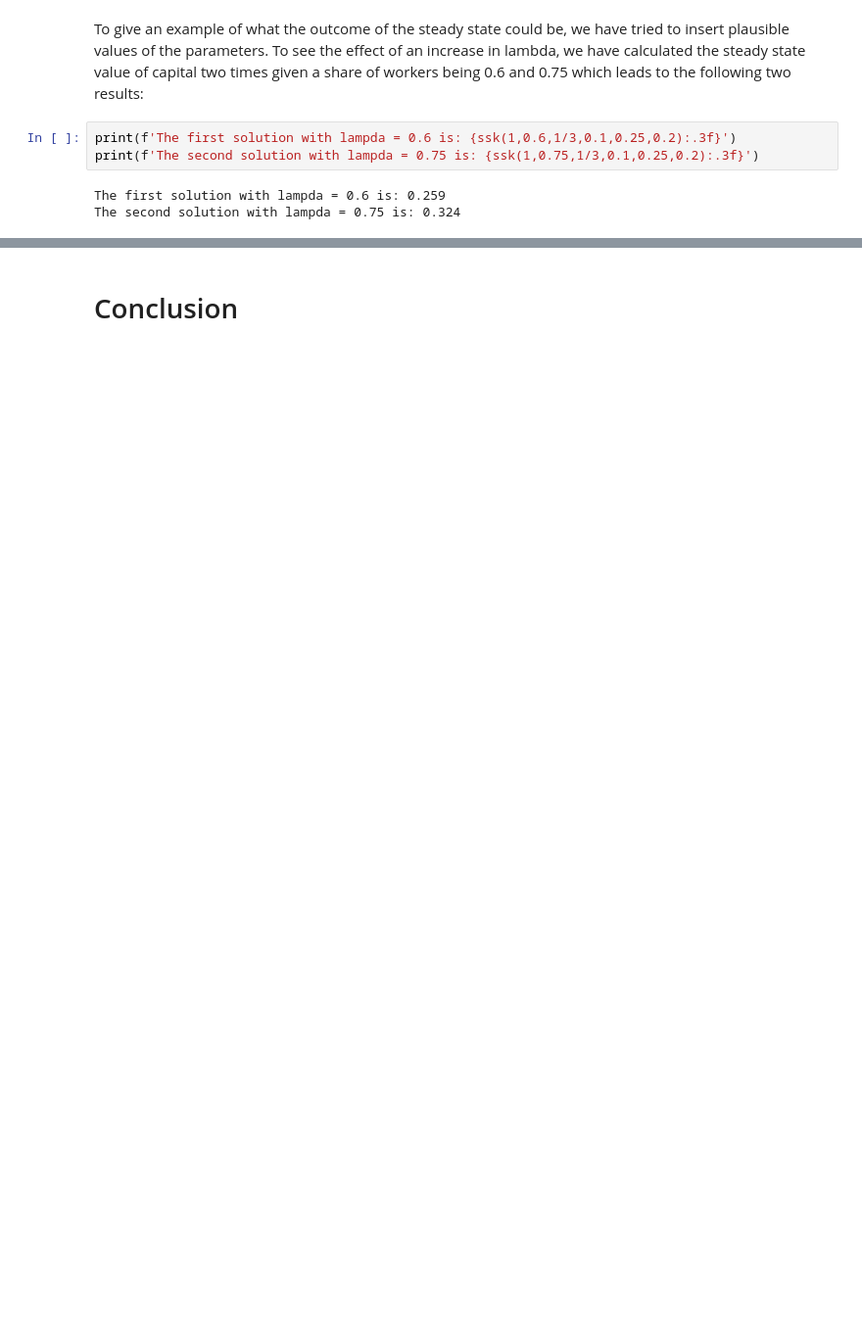
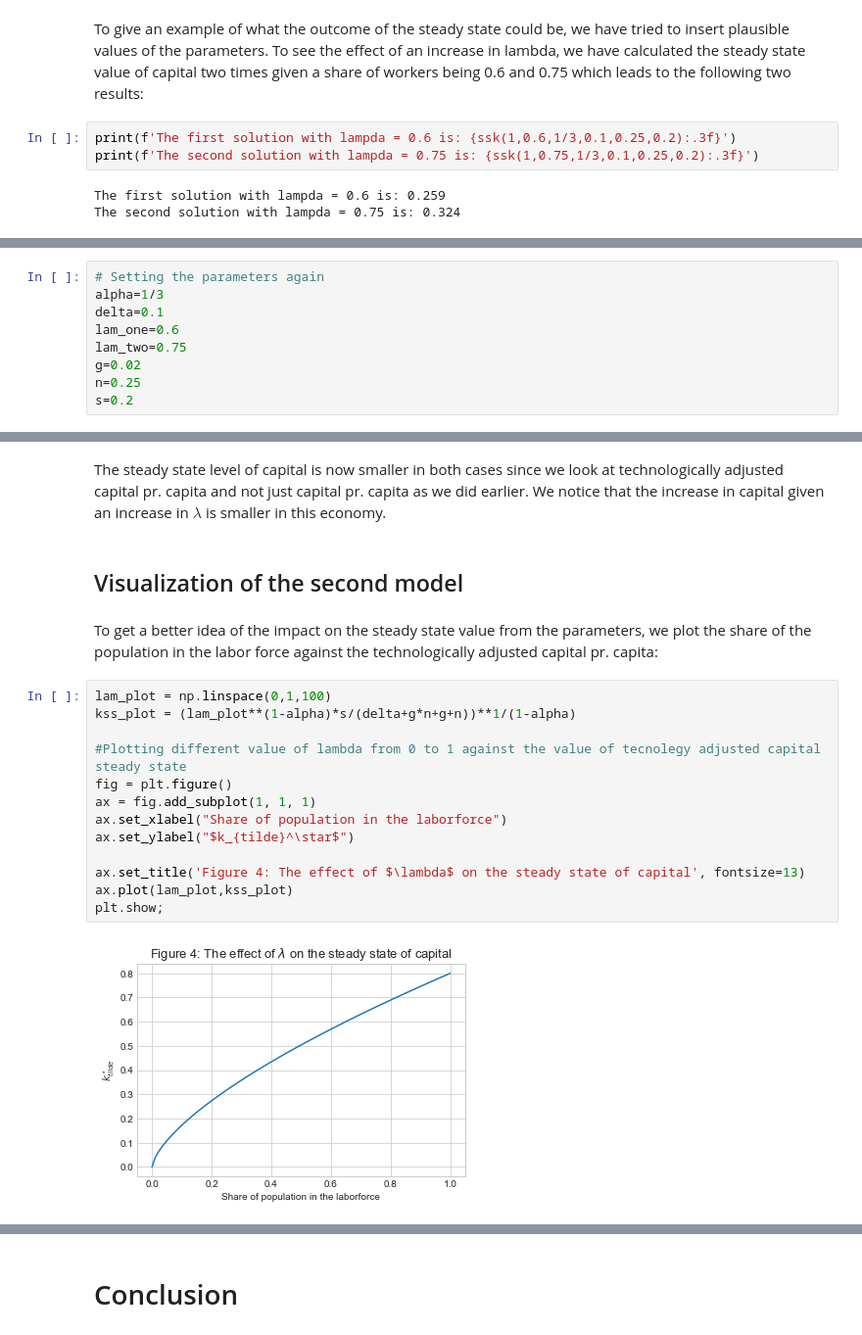
Before and after one commit to NumEconCopenhagen/projects-2020-group-14, a Jupyter notebook: modelproject/Model Analysis Project.ipynb, the cells around one changed output, grey strips where cells are left out. Shown: that part at 98% size. Drawn from its saved outputs; the diff is of its cells as text; blank space fills up the shorter version.

```diff
--- a/modelproject/Model Analysis Project.ipynb
+++ b/modelproject/Model Analysis Project.ipynb
@@ -211,0 +321,9 @@ plt.show()
+# %%
+# Setting the parameters again
+alpha=1/3
+delta=0.1
+lam_one=0.6
+lam_two=0.75
+g=0.02
+n=0.25
+s=0.2
@@ -211,0 +345,21 @@ plt.show()
+# %% [markdown]
+The steady state level of capital is now smaller in both cases since we look at technologically adjusted capital pr. capita and not just capital pr. capita as we did earlier. We notice that the increase in capital given an increase in $\lambda$ is smaller in this economy.
+# %% [markdown]
+## Visualization of the second model
+# %% [markdown]
+To get a better idea of the impact on the steady state value from the parameters, we plot the share of the population in the labor force against the technologically adjusted capital pr. capita:
+# %%
+lam_plot = np.linspace(0,1,100)
+kss_plot = (lam_plot**(1-alpha)*s/(delta+g*n+g+n))**1/(1-alpha)
+
+#Plotting different value of lambda from 0 to 1 against the value of tecnolegy adjusted capital steady state
+fig = plt.figure()
+ax = fig.add_subplot(1, 1, 1)
+ax.set_xlabel("Share of population in the laborforce")
+ax.set_ylabel("$k_{tilde}^\star$")
+
+ax.set_title('Figure 4: The effect of $\lambda$ on the steady state of capital', fontsize=13)
+ax.plot(lam_plot,kss_plot)
+plt.show;
+# %% [output]
+[figure, added]
```
Also changed, not shown: parts of 41 cells of this notebook.
